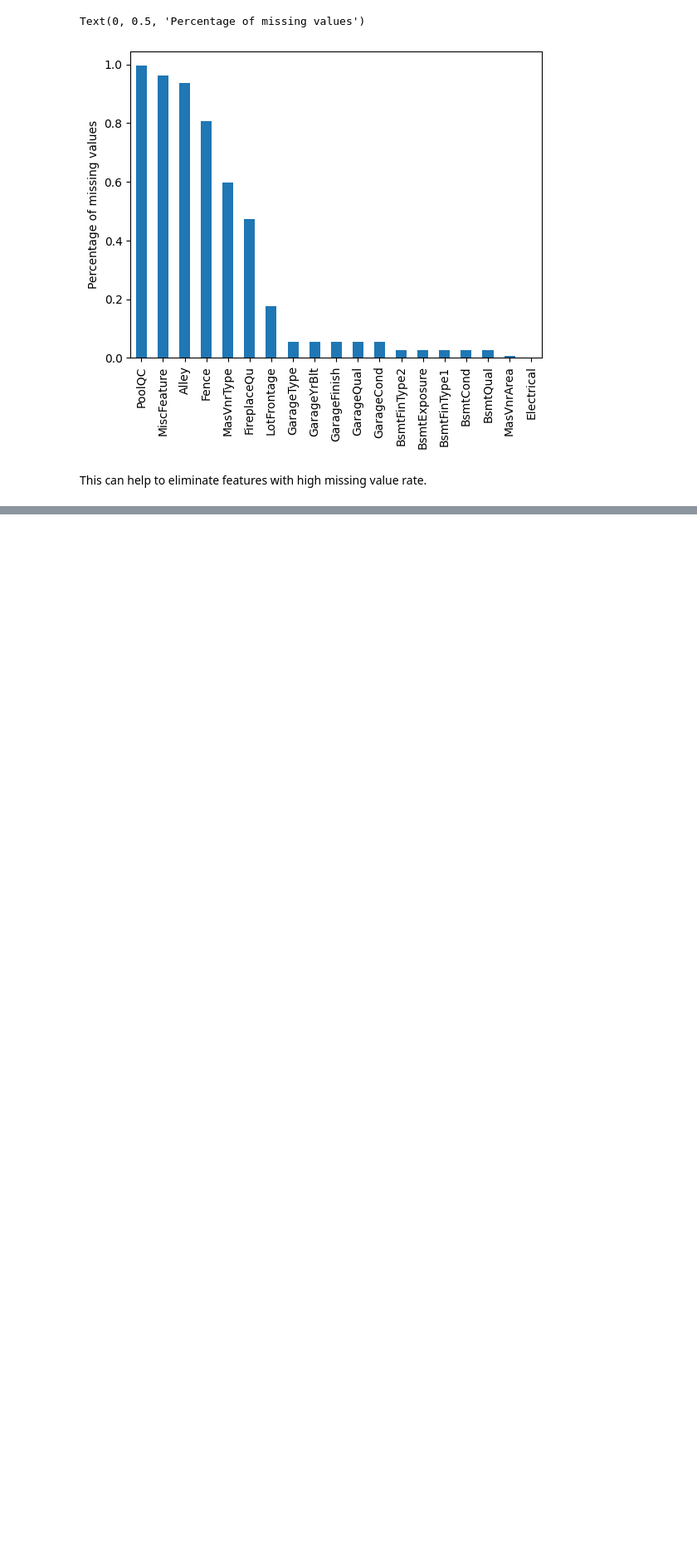
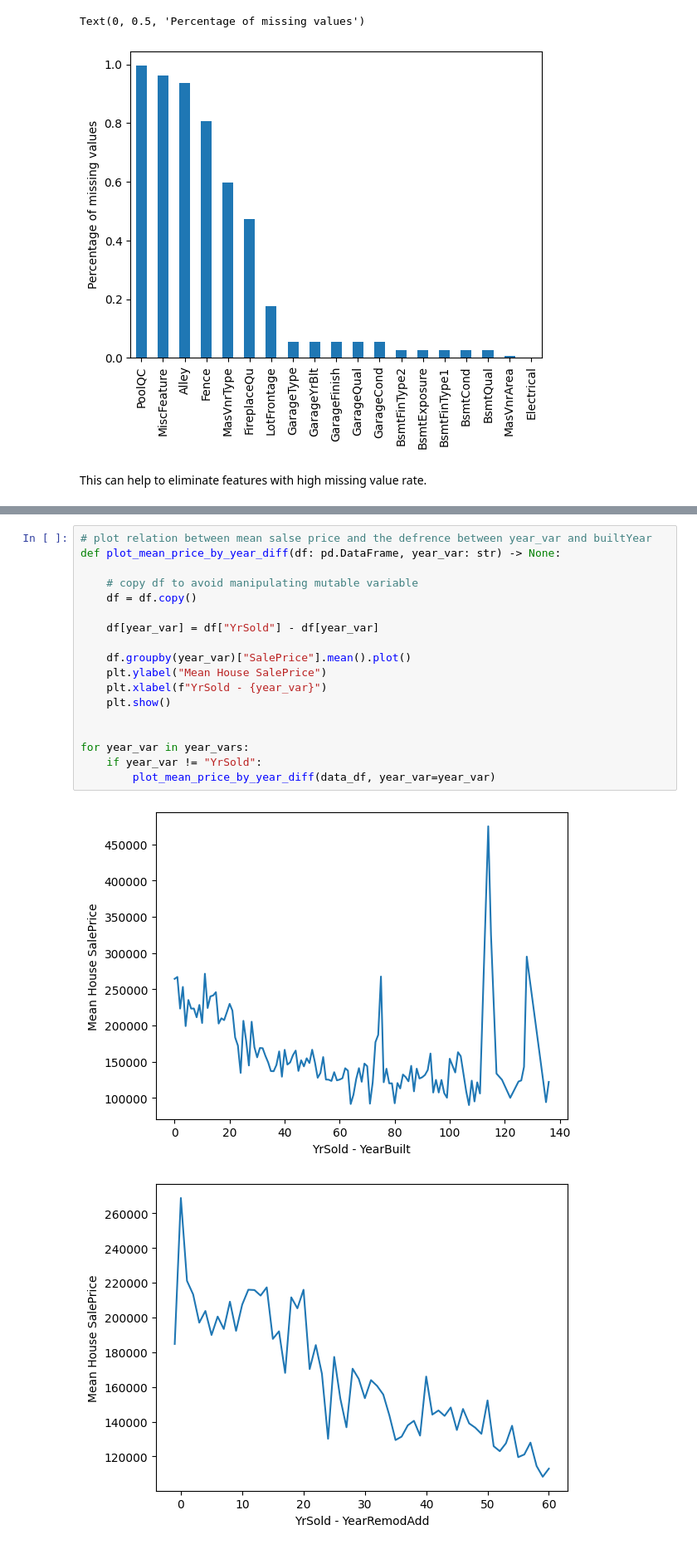
Before and after one commit to mj-yousefi/ML-Pipeline_HousePricePrediction, a Jupyter notebook: 01-exploratory_data_analysis.ipynb, the cells around one changed output, grey strips where cells are left out. Shown at 83% size. Cells and saved outputs as stored; diff of their text form; blank space fills up the shorter version.

```diff
--- a/01-exploratory_data_analysis.ipynb
+++ b/01-exploratory_data_analysis.ipynb
@@ -141,0 +192,21 @@ This can help to eliminate features with high missing value rate.
+# %%
+# plot relation between mean salse price and the defrence between year_var and builtYear
+def plot_mean_price_by_year_diff(df: pd.DataFrame, year_var: str) -> None:
+
+    # copy df to avoid manipulating mutable variable
+    df = df.copy()
+
+    df[year_var] = df["YrSold"] - df[year_var]
+
+    df.groupby(year_var)["SalePrice"].mean().plot()
+    plt.ylabel("Mean House SalePrice")
+    plt.xlabel(f"YrSold - {year_var}")
+    plt.show()
+
+
+for year_var in year_vars:
+    if year_var != "YrSold":
+        plot_mean_price_by_year_diff(data_df, year_var=year_var)
+# %% [output]
+[figure, added]
+[figure, added]
```
Also changed, not shown: parts of 31 cells of this notebook.
